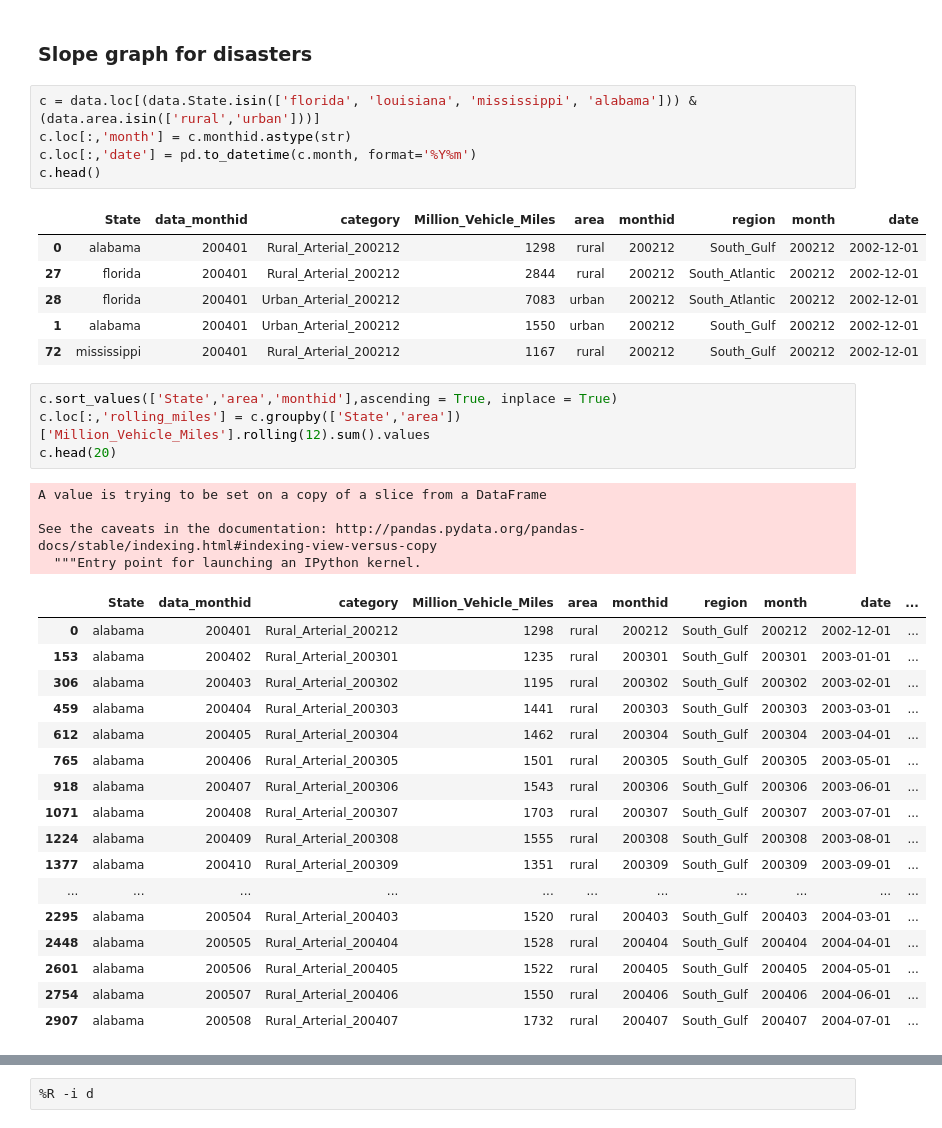
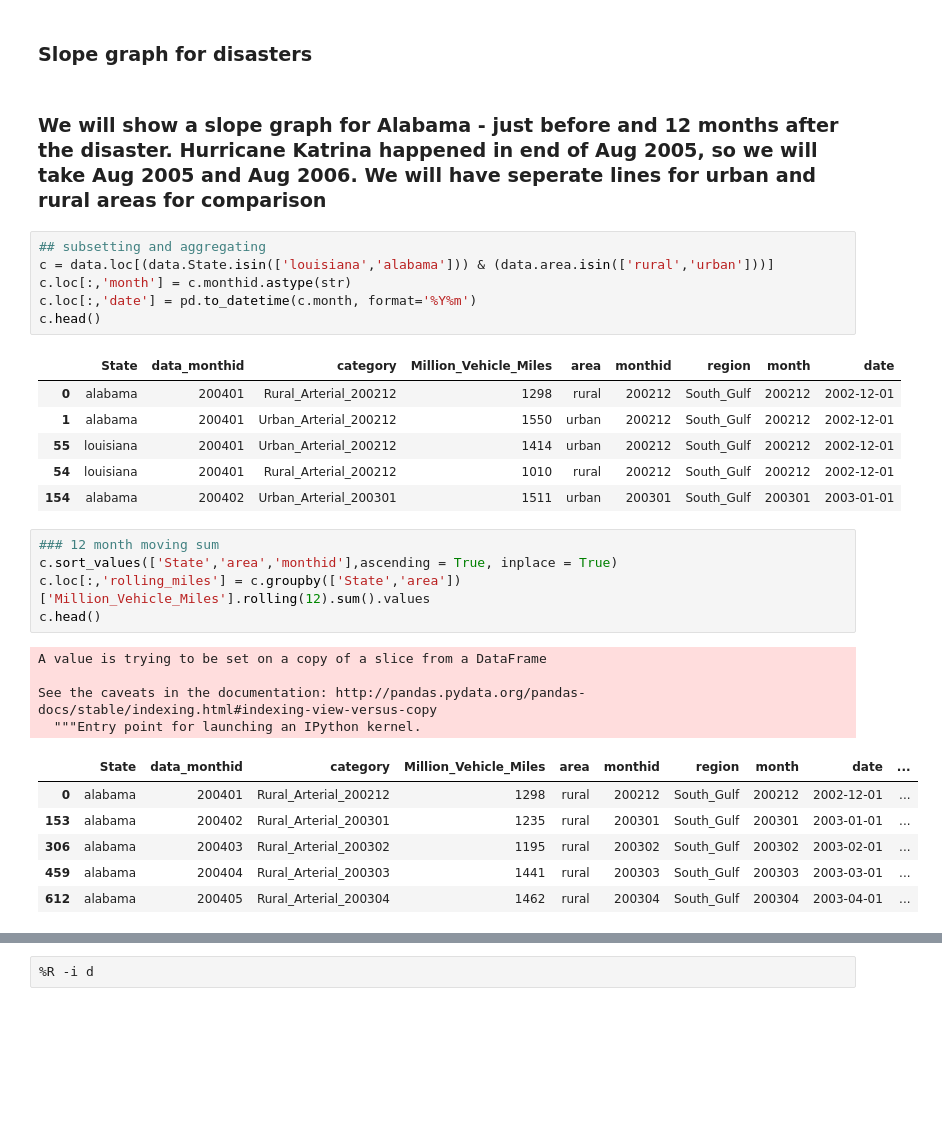
Before and after one commit to ShishirKumar93/Monthly-Traffic-Volume-Analysis, a Jupyter notebook: Graphs.ipynb, the cells around one changed output, grey strips where cells are left out. Drawn from its saved outputs; the diff is of its cells as text; blank space fills up the shorter version.

Commit message:
final touches to graphs

```diff
--- a/Graphs.ipynb
+++ b/Graphs.ipynb
@@ -148,40 +146,33 @@ ggsave('/Users/MrMndFkr/Desktop/Monthly-Traffic-Volume-Analysis/Region Wise II.p
 # %% [markdown]
 ### Slope graph for disasters
+# %% [markdown]
+### We will show a slope graph for Alabama - just before and 12 months after the disaster. Hurricane Katrina happened in end of Aug 2005, so we will take Aug 2005 and Aug 2006. We will have seperate lines for urban and rural areas for comparison
 # %%
-c = data.loc[(data.State.isin(['florida', 'louisiana', 'mississippi', 'alabama'])) & (data.area.isin(['rural','urban']))]
+## subsetting and aggregating
+c = data.loc[(data.State.isin(['louisiana','alabama'])) & (data.area.isin(['rural','urban']))]
 c.loc[:,'month'] = c.monthid.astype(str)
 c.loc[:,'date'] = pd.to_datetime(c.month, format='%Y%m')
 c.head()
 # %% [output]
 |  | State | data_monthid | category | Million_Vehicle_Miles | area | monthid | region | month | date |
 | 0 | alabama | 200401 | Rural_Arterial_200212 | 1298 | rural | 200212 | South_Gulf | 200212 | 2002-12-01 |
-| 27 | florida | 200401 | Rural_Arterial_200212 | 2844 | rural | 200212 | South_Atlantic | 200212 | 2002-12-01 |
-| 28 | florida | 200401 | Urban_Arterial_200212 | 7083 | urban | 200212 | South_Atlantic | 200212 | 2002-12-01 |
 | 1 | alabama | 200401 | Urban_Arterial_200212 | 1550 | urban | 200212 | South_Gulf | 200212 | 2002-12-01 |
-| 72 | mississippi | 200401 | Rural_Arterial_200212 | 1167 | rural | 200212 | South_Gulf | 200212 | 2002-12-01 |
+| 55 | louisiana | 200401 | Urban_Arterial_200212 | 1414 | urban | 200212 | South_Gulf | 200212 | 2002-12-01 |
+| 54 | louisiana | 200401 | Rural_Arterial_200212 | 1010 | rural | 200212 | South_Gulf | 200212 | 2002-12-01 |
+| 154 | alabama | 200402 | Urban_Arterial_200301 | 1511 | urban | 200301 | South_Gulf | 200301 | 2003-01-01 |
 # %%
+### 12 month moving sum
 c.sort_values(['State','area','monthid'],ascending = True, inplace = True)
 c.loc[:,'rolling_miles'] = c.groupby(['State','area'])['Million_Vehicle_Miles'].rolling(12).sum().values
-c.head(20)
+c.head()
 # %% [output]
 A value is trying to be set on a copy of a slice from a DataFrame
 
 See the caveats in the documentation: http://pandas.pydata.org/pandas-docs/stable/indexing.html#indexing-view-versus-copy
   """Entry point for launching an IPython kernel.
 |  | State | data_monthid | category | Million_Vehicle_Miles | area | monthid | region | month | date | ... |
 | 0 | alabama | 200401 | Rural_Arterial_200212 | 1298 | rural | 200212 | South_Gulf | 200212 | 2002-12-01 | ... |
 | 153 | alabama | 200402 | Rural_Arterial_200301 | 1235 | rural | 200301 | South_Gulf | 200301 | 2003-01-01 | ... |
 | 306 | alabama | 200403 | Rural_Arterial_200302 | 1195 | rural | 200302 | South_Gulf | 200302 | 2003-02-01 | ... |
 | 459 | alabama | 200404 | Rural_Arterial_200303 | 1441 | rural | 200303 | South_Gulf | 200303 | 2003-03-01 | ... |
 | 612 | alabama | 200405 | Rural_Arterial_200304 | 1462 | rural | 200304 | South_Gulf | 200304 | 2003-04-01 | ... |
-| 765 | alabama | 200406 | Rural_Arterial_200305 | 1501 | rural | 200305 | South_Gulf | 200305 | 2003-05-01 | ... |
-| 918 | alabama | 200407 | Rural_Arterial_200306 | 1543 | rural | 200306 | South_Gulf | 200306 | 2003-06-01 | ... |
-| 1071 | alabama | 200408 | Rural_Arterial_200307 | 1703 | rural | 200307 | South_Gulf | 200307 | 2003-07-01 | ... |
-| 1224 | alabama | 200409 | Rural_Arterial_200308 | 1555 | rural | 200308 | South_Gulf | 200308 | 2003-08-01 | ... |
-| 1377 | alabama | 200410 | Rural_Arterial_200309 | 1351 | rural | 200309 | South_Gulf | 200309 | 2003-09-01 | ... |
-| ... | ... | ... | ... | ... | ... | ... | ... | ... | ... | ... |
-| 2295 | alabama | 200504 | Rural_Arterial_200403 | 1520 | rural | 200403 | South_Gulf | 200403 | 2004-03-01 | ... |
-| 2448 | alabama | 200505 | Rural_Arterial_200404 | 1528 | rural | 200404 | South_Gulf | 200404 | 2004-04-01 | ... |
-| 2601 | alabama | 200506 | Rural_Arterial_200405 | 1522 | rural | 200405 | South_Gulf | 200405 | 2004-05-01 | ... |
-| 2754 | alabama | 200507 | Rural_Arterial_200406 | 1550 | rural | 200406 | South_Gulf | 200406 | 2004-06-01 | ... |
-| 2907 | alabama | 200508 | Rural_Arterial_200407 | 1732 | rural | 200407 | South_Gulf | 200407 | 2004-07-01 | ... |
```
Also changed, not shown: parts of 11 cells of this notebook, 5 other files.
